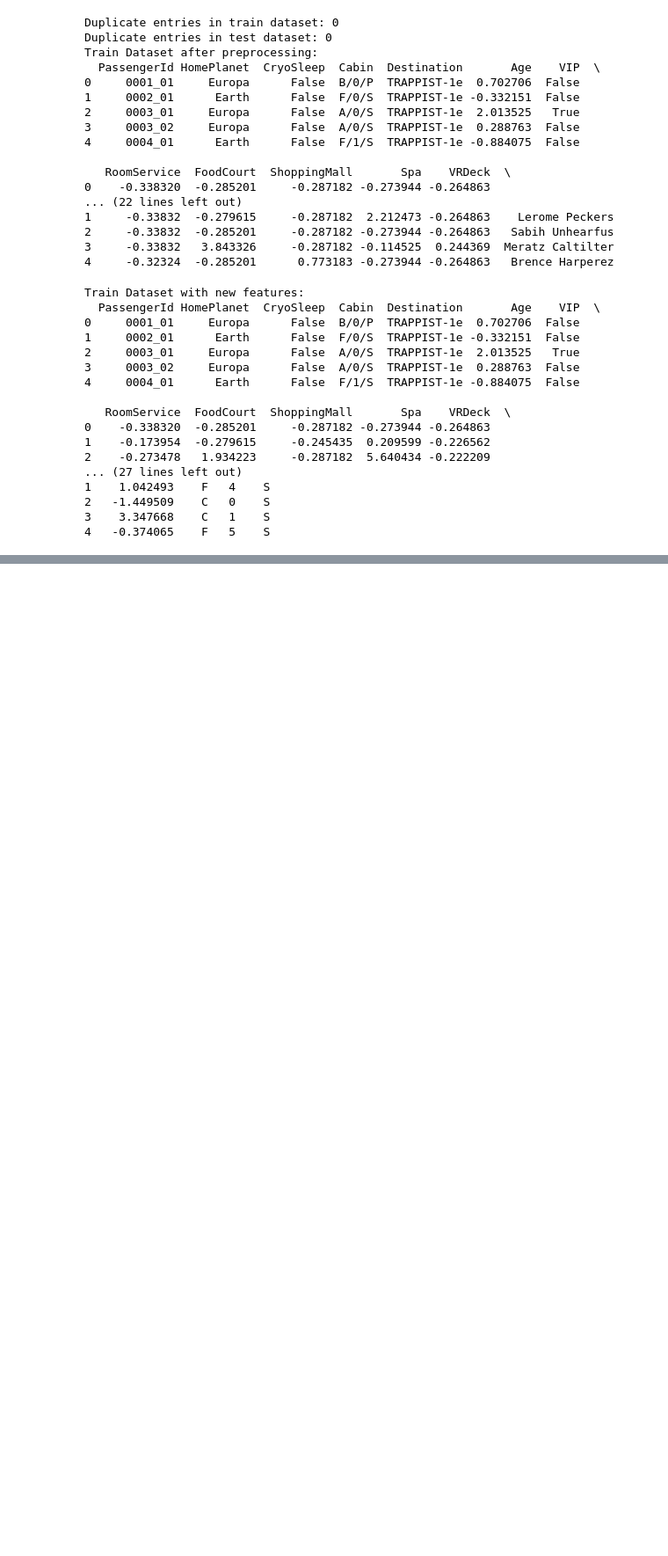
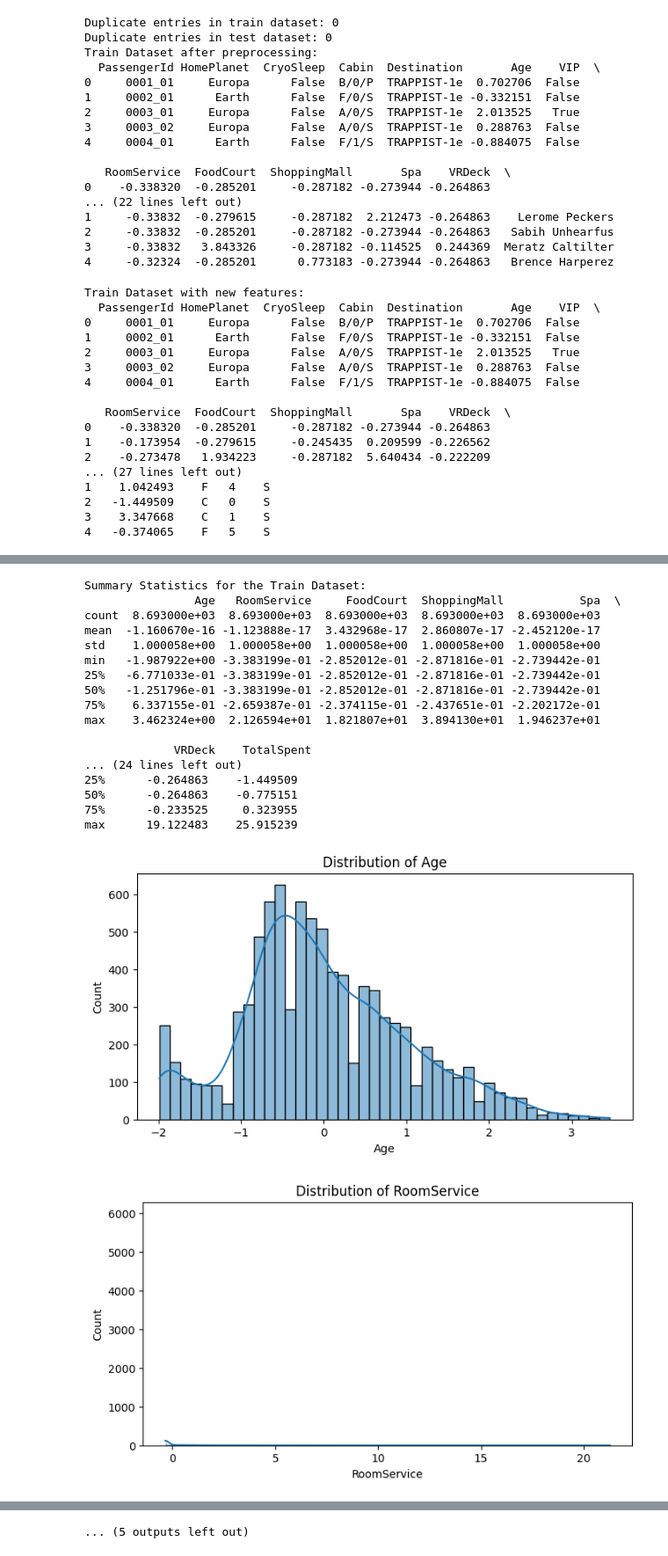
Before and after one commit to The-Kaggle-Crew-18/Kaggle-Challenge-18, a Jupyter notebook: KaggleChallenge.ipynb, the cells around one changed output, grey strips where cells are left out. Shown at 88% size. Cells and saved outputs as stored; diff of their text form; code cells hidden in the pictures; blank space fills up the shorter version.

Commit message:
EXPLORATARY DATA ANALYSIS

```diff
--- a/KaggleChallenge.ipynb
+++ b/KaggleChallenge.ipynb
@@ -224,0 +270,67 @@ Train Dataset with new features:
+# %%
+import seaborn as sns
+import matplotlib.pyplot as plt
+
+# Summary statistics for the train dataset
+print("Summary Statistics for the Train Dataset:")
+print(train_df.describe())
+
+# Summary statistics for the test dataset
+print("Summary Statistics for the Test Dataset:")
+print(test_df.describe())
+
+# Histograms for numerical features
+numerical_features = ['Age', 'RoomService', 'FoodCourt', 'ShoppingMall', 'Spa', 'VRDeck', 'TotalSpent']
+for feature in numerical_features:
+    if feature in train_df.columns:
+        plt.figure(figsize=(8, 4))
+        sns.histplot(train_df[feature], kde=True)
+        plt.title(f'Distribution of {feature}')
+        plt.show()
+
+# Box plots for numerical features
+for feature in numerical_features:
+    if feature in train_df.columns:
+        plt.figure(figsize=(8, 4))
+        sns.boxplot(x=train_df[feature])
+        plt.title(f'Box plot of {feature}')
+        plt.show()
+
+# Scatter plots to examine relationships between features
+if 'Age' in train_df.columns and 'TotalSpent' in train_df.columns:
+    plt.figure(figsize=(8, 4))
+    sns.scatterplot(x='Age', y='TotalSpent', data=train_df)
+    plt.title('Scatter plot of Age vs TotalSpent')
+    plt.show()
+
+# Select only numerical features for correlation matrix
+numerical_features = ['Age', 'RoomService', 'FoodCourt', 'ShoppingMall', 'Spa', 'VRDeck', 'TotalSpent']
+numerical_features = [feature for feature in numerical_features if feature in train_df.columns]
+
+# Generate the correlation matrix
+if numerical_features:
+    plt.figure(figsize=(8, 6))
+    correlation_matrix = train_df[numerical_features].corr()
+    sns.heatmap(correlation_matrix, annot=True, cmap='coolwarm')
+    plt.title('Correlation Matrix')
+    plt.show()
+# %% [output]
+Summary Statistics for the Train Dataset:
+                Age   RoomService     FoodCourt  ShoppingMall           Spa  \
+count  8.693000e+03  8.693000e+03  8.693000e+03  8.693000e+03  8.693000e+03
+mean  -1.160670e-16 -1.123888e-17  3.432968e-17  2.860807e-17 -2.452120e-17
+std    1.000058e+00  1.000058e+00  1.000058e+00  1.000058e+00  1.000058e+00
+min   -1.987922e+00 -3.383199e-01 -2.852012e-01 -2.871816e-01 -2.739442e-01
+25%   -6.771033e-01 -3.383199e-01 -2.852012e-01 -2.871816e-01 -2.739442e-01
+50%   -1.251796e-01 -3.383199e-01 -2.852012e-01 -2.871816e-01 -2.739442e-01
+75%    6.337155e-01 -2.659387e-01 -2.374115e-01 -2.437651e-01 -2.202172e-01
+max    3.462324e+00  2.126594e+01  1.821807e+01  3.894130e+01  1.946237e+01
+
+             VRDeck    TotalSpent
+... (24 lines left out)
+25%      -0.264863    -1.449509
+50%      -0.264863    -0.775151
+75%      -0.233525     0.323955
+max      19.122483    25.915239
+[figure, added]
+[figure, added]
@@ -224,0 +346 @@ Train Dataset with new features:
+... (5 outputs left out)
```
Also changed, not shown: parts of 5 cells of this notebook.
